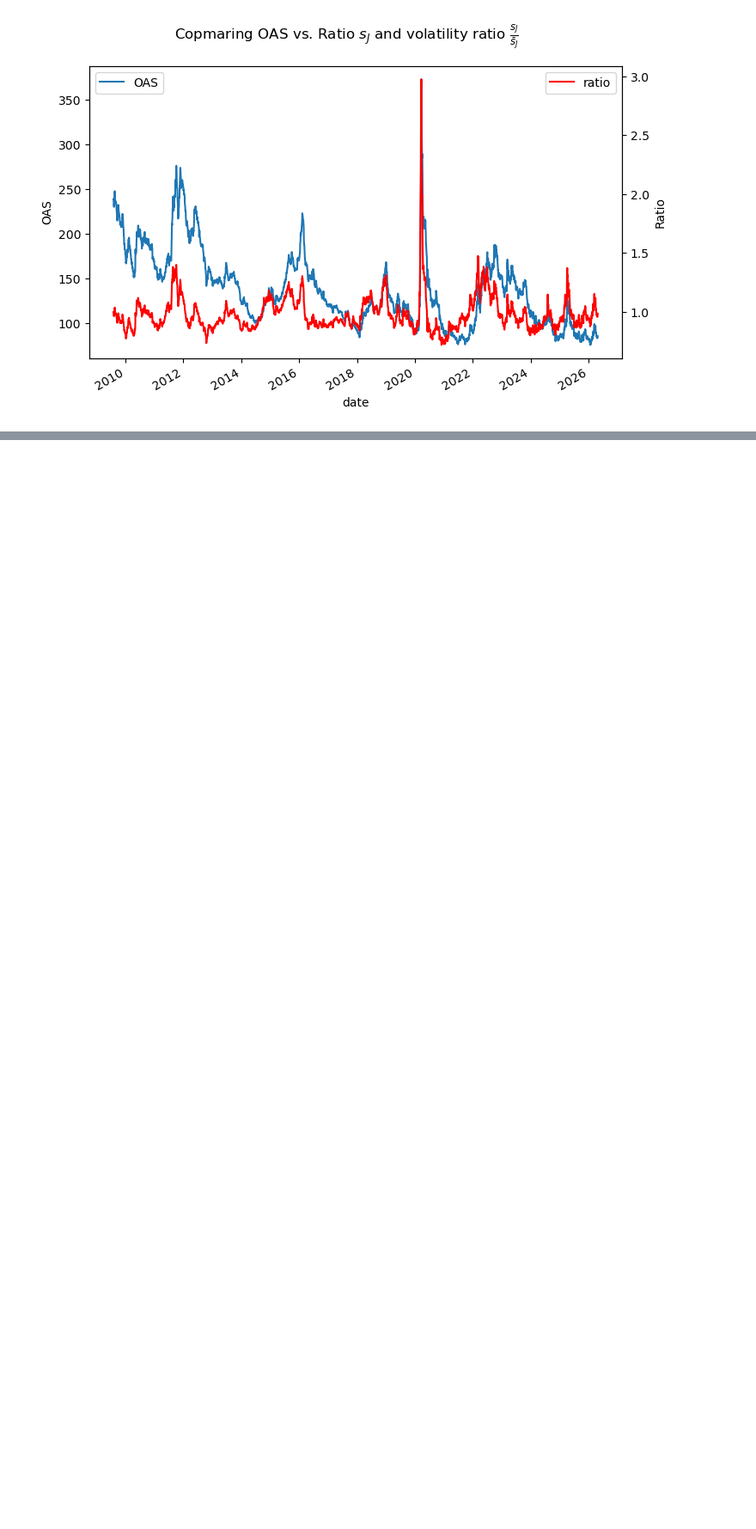
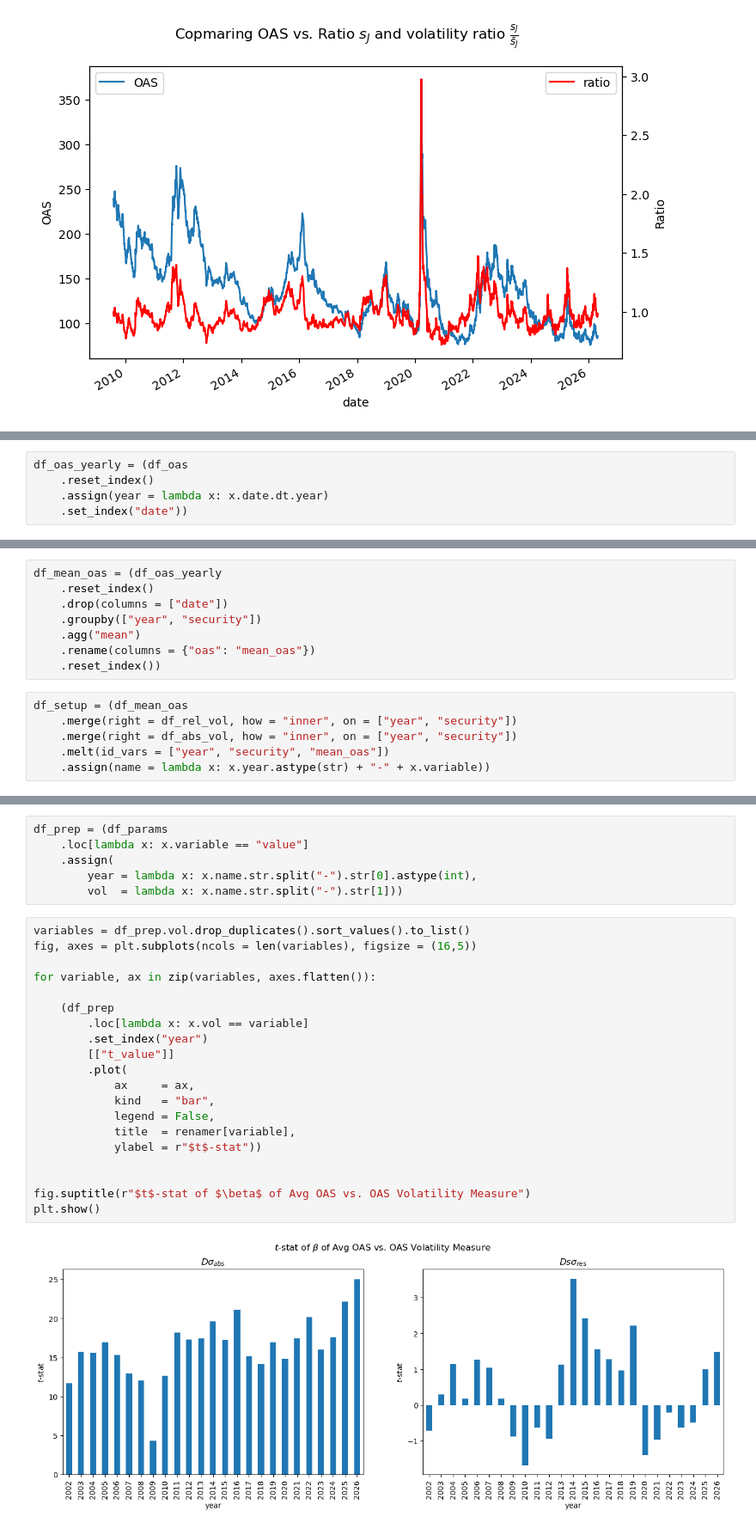
Before and after one commit to diegodalvarez/CreditSpread, a Jupyter notebook: notebooks/1DurationTimeSpread.ipynb, the cells around one changed output, grey strips where cells are left out. Shown at 86% size. Drawn from its saved outputs; the diff is of its cells as text; blank space fills up the shorter version.

```diff
--- a/notebooks/1DurationTimeSpread.ipynb
+++ b/notebooks/1DurationTimeSpread.ipynb
@@ -484,0 +495,5 @@ plt.show()
+# %%
+df_oas_yearly = (df_oas
+    .reset_index()
+    .assign(year = lambda x: x.date.dt.year)
+    .set_index("date"))
@@ -484,0 +520,14 @@ plt.show()
+# %%
+df_mean_oas = (df_oas_yearly
+    .reset_index()
+    .drop(columns = ["date"])
+    .groupby(["year", "security"])
+    .agg("mean")
+    .rename(columns = {"oas": "mean_oas"})
+    .reset_index())
+# %%
+df_setup = (df_mean_oas
+    .merge(right = df_rel_vol, how = "inner", on = ["year", "security"])
+    .merge(right = df_abs_vol, how = "inner", on = ["year", "security"])
+    .melt(id_vars = ["year", "security", "mean_oas"])
+    .assign(name = lambda x: x.year.astype(str) + "-" + x.variable))
@@ -484,0 +572,28 @@ plt.show()
+# %%
+df_prep = (df_params
+    .loc[lambda x: x.variable == "value"]
+    .assign(
+        year = lambda x: x.name.str.split("-").str[0].astype(int),
+        vol  = lambda x: x.name.str.split("-").str[1]))
+# %%
+variables = df_prep.vol.drop_duplicates().sort_values().to_list()
+fig, axes = plt.subplots(ncols = len(variables), figsize = (16,5))
+
+for variable, ax in zip(variables, axes.flatten()):
+
+    (df_prep
+        .loc[lambda x: x.vol == variable]
+        .set_index("year")
+        [["t_value"]]
+        .plot(
+            ax     = ax,
+            kind   = "bar",
+            legend = False,
+            title  = renamer[variable],
+            ylabel = r"$t$-stat"))
+
+
+fig.suptitle(r"$t$-stat of $\beta$ of Avg OAS vs. OAS Volatility Measure")
+plt.show()
+# %% [output]
+[figure, added]
```
Also changed, not shown: parts of 12 cells of this notebook.
